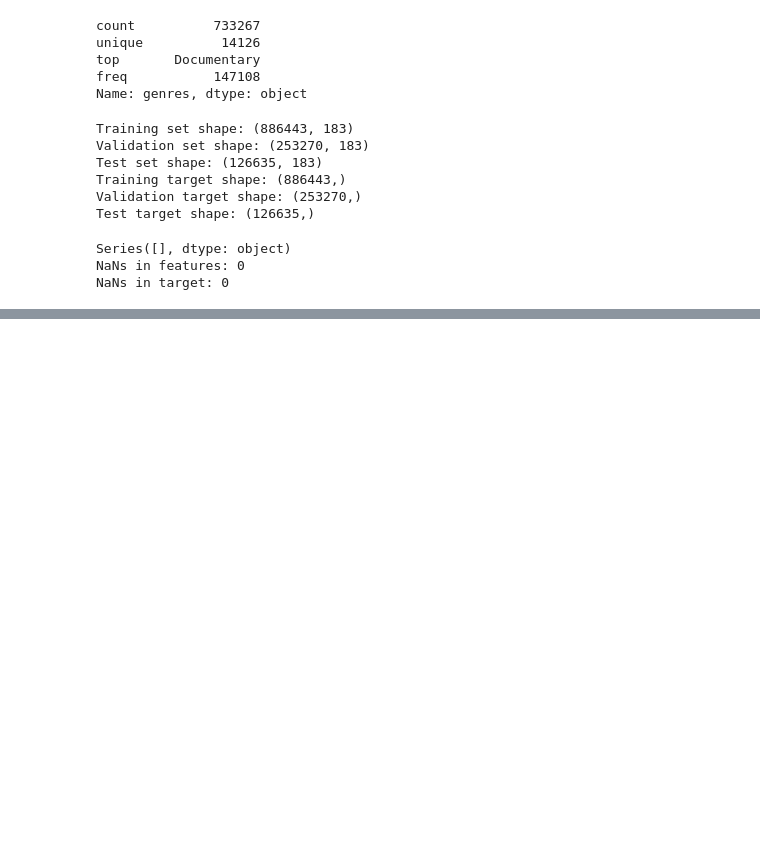
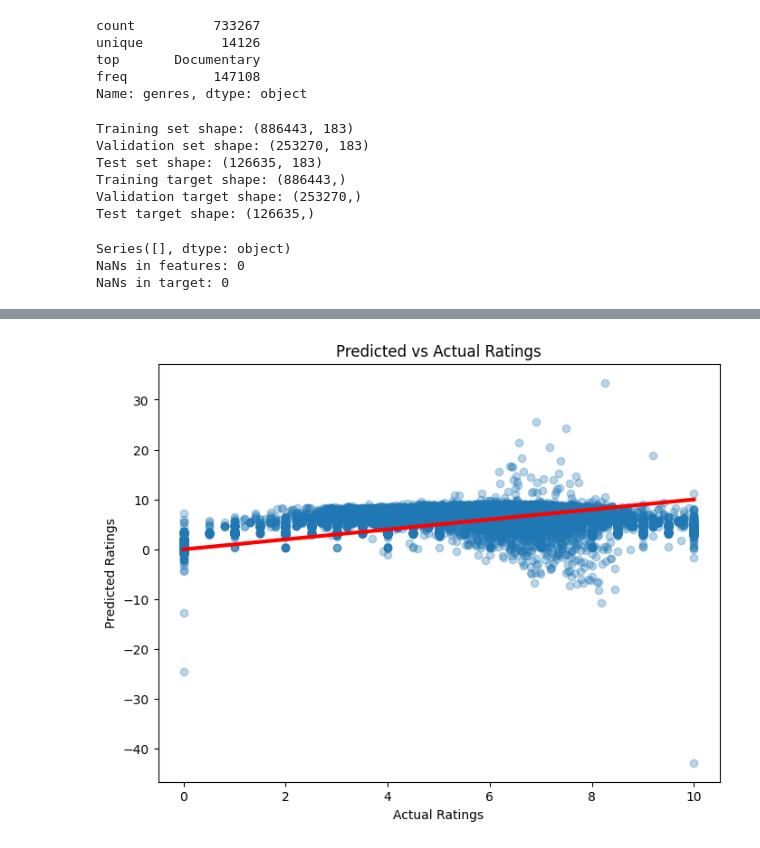
Before and after one commit to Origin-Masters/FilmForecast, a Jupyter notebook: src/filmForeCast.ipynb, the cells around one changed output, grey strips where cells are left out. Drawn from its saved outputs; the diff is of its cells as text; code cells hidden in the pictures; blank space fills up the shorter version.

```diff
--- a/src/filmForeCast.ipynb
+++ b/src/filmForeCast.ipynb
@@ -348,0 +363,12 @@ display(sample_results)
+# %%
+import matplotlib.pyplot as plt
+
+plt.figure(figsize=(8, 6))
+plt.scatter(y_test, y_test_pred, alpha=0.3)
+plt.xlabel("Actual Ratings")
+plt.ylabel("Predicted Ratings")
+plt.title("Predicted vs Actual Ratings")
+plt.plot([0, 10], [0, 10], 'r-', lw=3)  # perfect prediction line
+plt.show()
+# %% [output]
+[figure, added]
```
Also changed, not shown: parts of 2 cells of this notebook.
